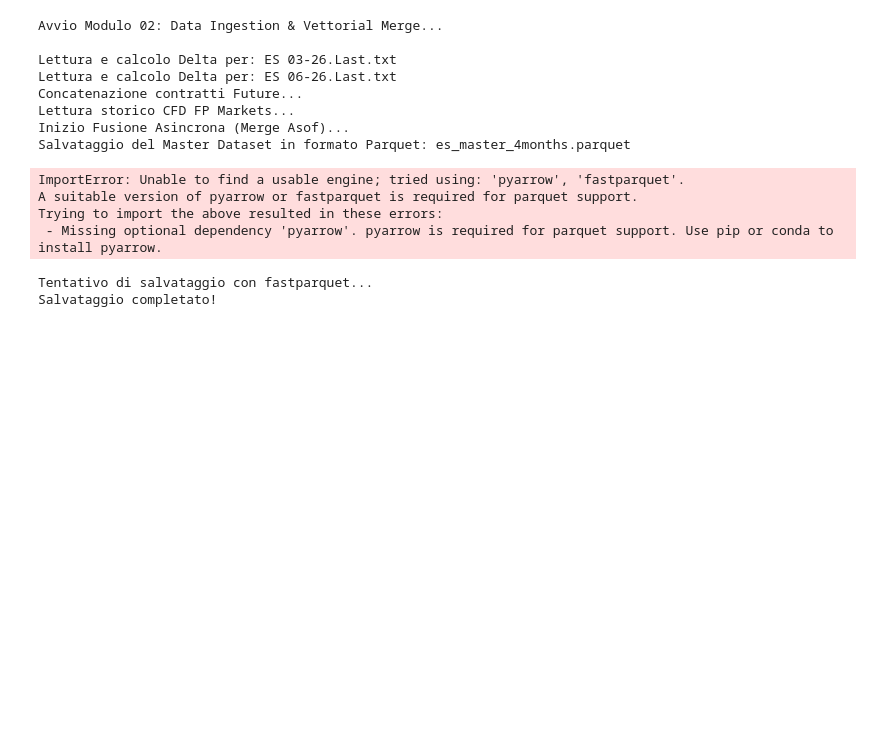
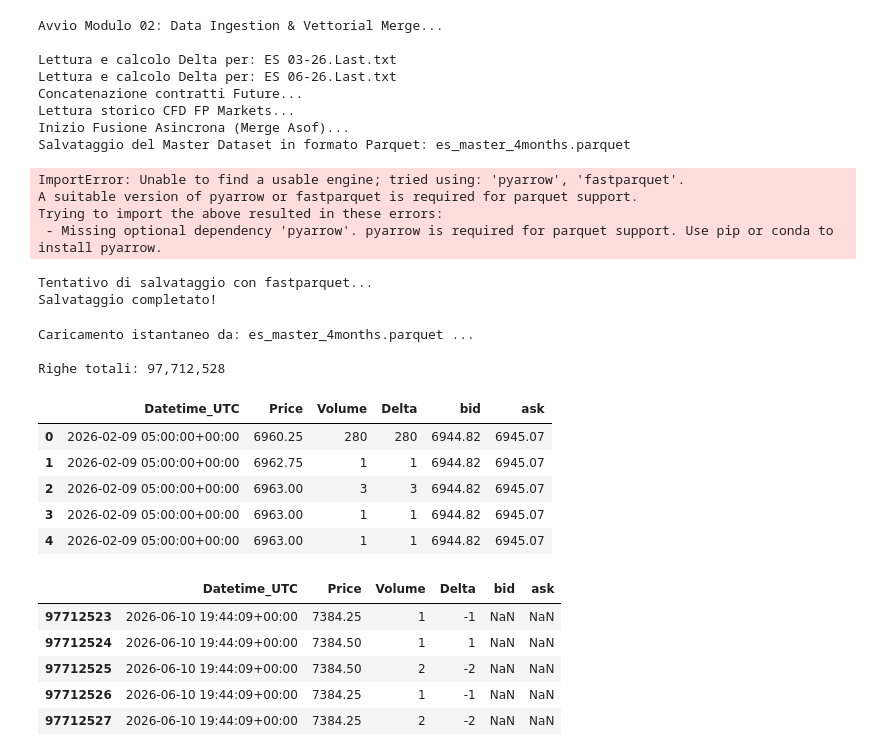
Before and after one commit to StenveX/QuantEdge_Project, a Jupyter notebook: notebooks/02_Data_Merge.ipynb, the cells around one changed output. Saved outputs shown, nothing was run; the diff lists cells and outputs as text; code cells hidden in the pictures; blank space fills up the shorter version.

```diff
--- a/notebooks/02_Data_Merge.ipynb
+++ b/notebooks/02_Data_Merge.ipynb
@@ -117,3 +117,39 @@ print("Salvataggio completato!")
 # %% [output]
 Tentativo di salvataggio con fastparquet...
 Salvataggio completato!
+# %%
+import pandas as pd
+from pathlib import Path
+
+# --- 1. CONFIGURAZIONE PERCORSI (CROSS-PLATFORM) ---
+current_dir = Path.cwd()
+if current_dir.name == 'notebooks':
+    BASE_DIR = current_dir.parent
+else:
+    BASE_DIR = current_dir
+
+path_output = BASE_DIR / "data" / "processed" / "es_master_4months.parquet"
+
+# --- 2. CARICAMENTO DATI ---
+print(f"Caricamento istantaneo da: {path_output.name} ...")
+df = pd.read_parquet(path_output)
+
+print(f"\nRighe totali: {len(df):,}")
+display(df.head())
+display(df.tail())
+# %% [output]
+Caricamento istantaneo da: es_master_4months.parquet ...
+
+Righe totali: 97,712,528
+|  | Datetime_UTC | Price | Volume | Delta | bid | ask |
+| 0 | 2026-02-09 05:00:00+00:00 | 6960.25 | 280 | 280 | 6944.82 | 6945.07 |
+| 1 | 2026-02-09 05:00:00+00:00 | 6962.75 | 1 | 1 | 6944.82 | 6945.07 |
+| 2 | 2026-02-09 05:00:00+00:00 | 6963.00 | 3 | 3 | 6944.82 | 6945.07 |
+| 3 | 2026-02-09 05:00:00+00:00 | 6963.00 | 1 | 1 | 6944.82 | 6945.07 |
+| 4 | 2026-02-09 05:00:00+00:00 | 6963.00 | 1 | 1 | 6944.82 | 6945.07 |
+|  | Datetime_UTC | Price | Volume | Delta | bid | ask |
+| 97712523 | 2026-06-10 19:44:09+00:00 | 7384.25 | 1 | -1 | NaN | NaN |
+| 97712524 | 2026-06-10 19:44:09+00:00 | 7384.50 | 1 | 1 | NaN | NaN |
+| 97712525 | 2026-06-10 19:44:09+00:00 | 7384.50 | 2 | -2 | NaN | NaN |
+| 97712526 | 2026-06-10 19:44:09+00:00 | 7384.25 | 1 | -1 | NaN | NaN |
+| 97712527 | 2026-06-10 19:44:09+00:00 | 7384.25 | 2 | -2 | NaN | NaN |
```
Also changed, not shown: 1 other file.
